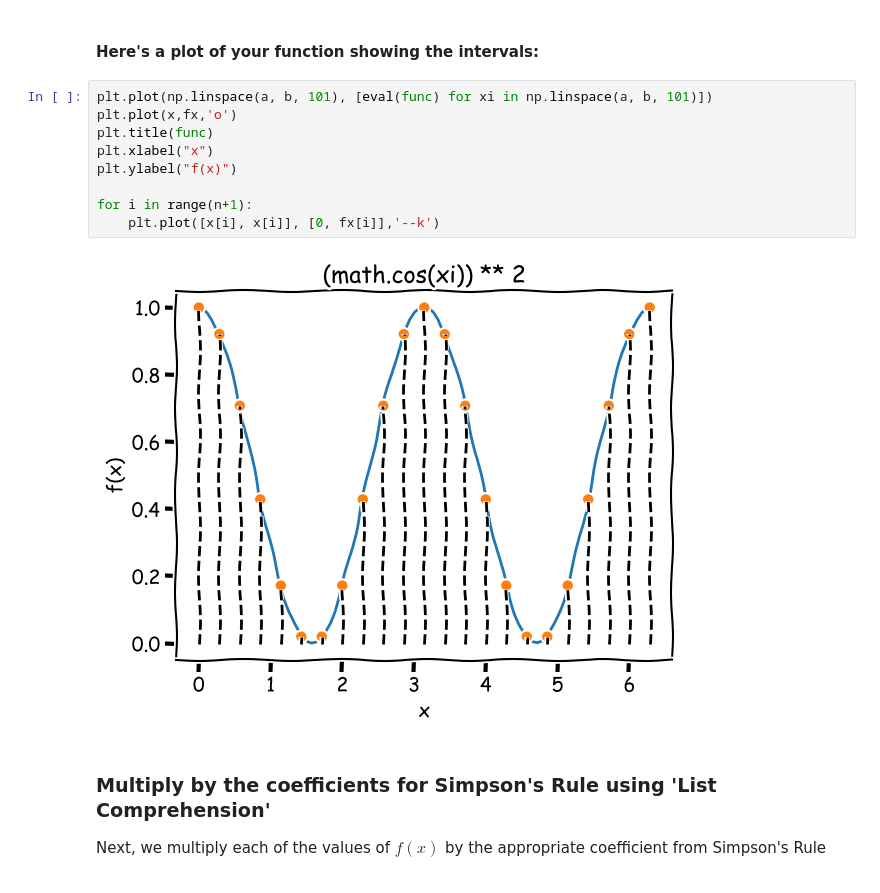
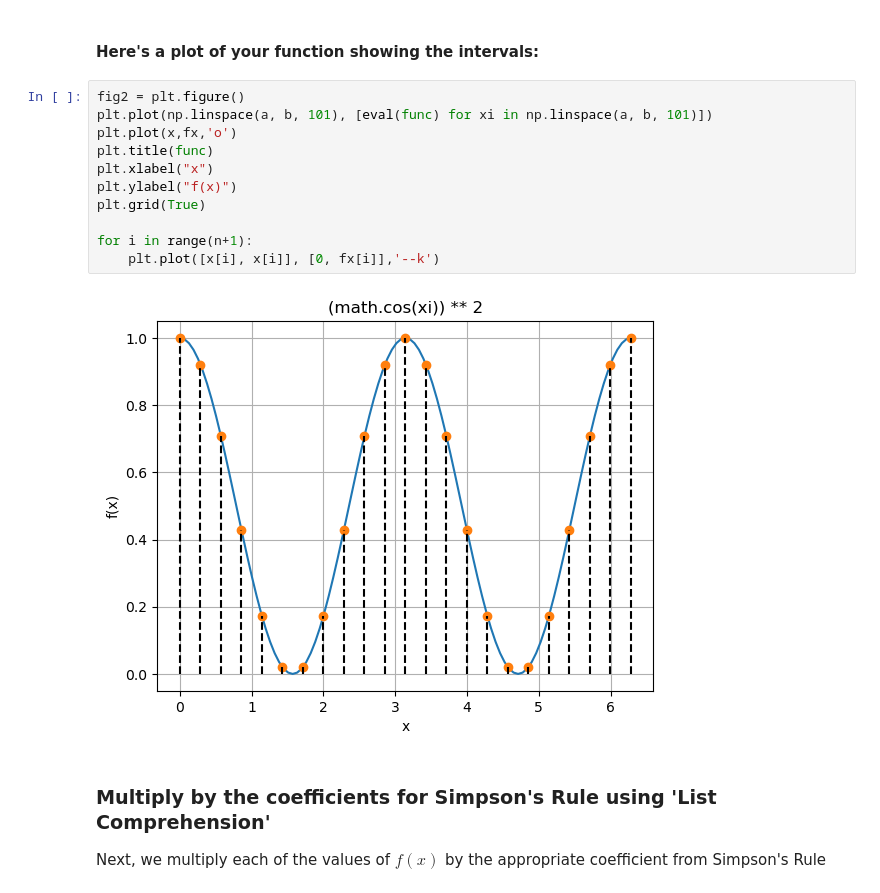
Before and after one commit to TonyFerrar/numerical-integration, a Jupyter notebook: simpsons-rule.ipynb, the cells around one changed output. Cells and saved outputs as stored; diff of their text form.

Commit message:
let plot with increments be matlab style
the first plot is xkcd style (fun), second plot is matlab style to show details of numerical integration.

```diff
--- a/simpsons-rule.ipynb
+++ b/simpsons-rule.ipynb
@@ -238,16 +238,18 @@ fx looks like:
 # %% [markdown]
 #### Here's a plot of your function showing the intervals:
 # %%
+fig2 = plt.figure()
 plt.plot(np.linspace(a, b, 101), [eval(func) for xi in np.linspace(a, b, 101)])
 plt.plot(x,fx,'o')
 plt.title(func)
 plt.xlabel("x")
 plt.ylabel("f(x)")
+plt.grid(True)
 
 for i in range(n+1):
     plt.plot([x[i], x[i]], [0, fx[i]],'--k')
 # %% [output]
-[figure, old version]
+[figure, new version]
 # %% [markdown]
 ### Multiply by the coefficients for Simpson's Rule using 'List Comprehension'
 Next, we multiply each of the values of $f\left( x \right)$ by the appropriate coefficient from Simpson's Rule
```
Also changed, not shown: parts of 1 cell of this notebook.
